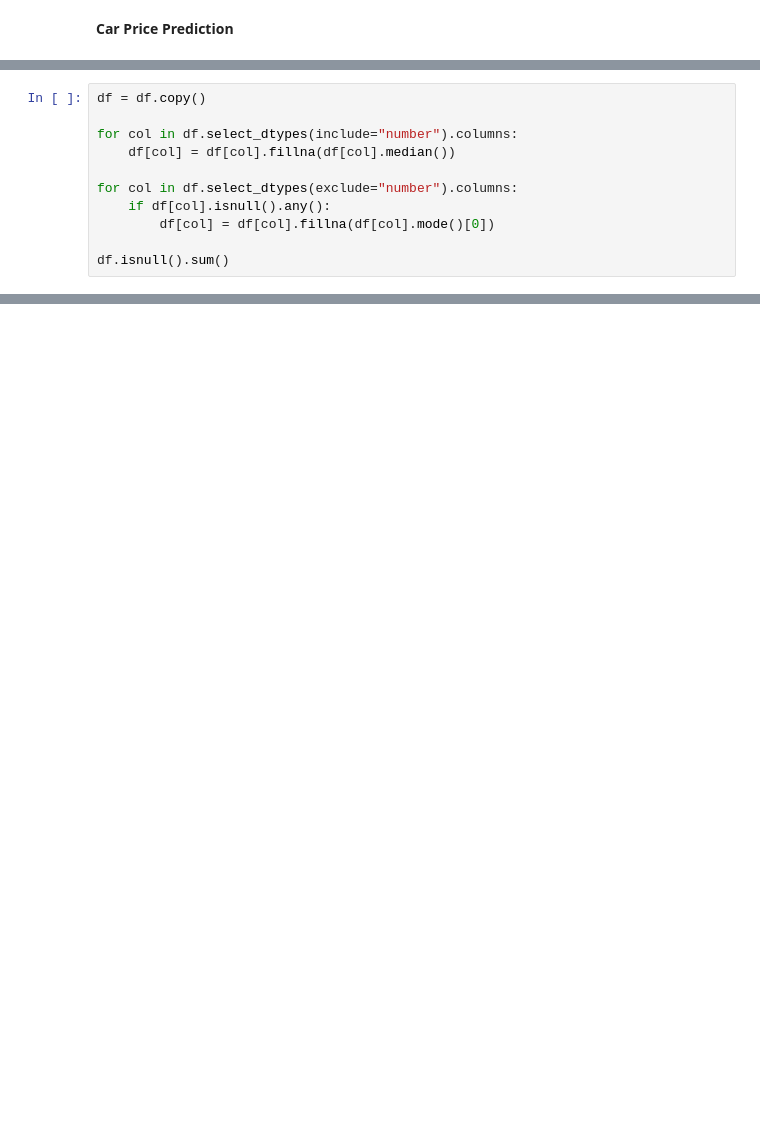
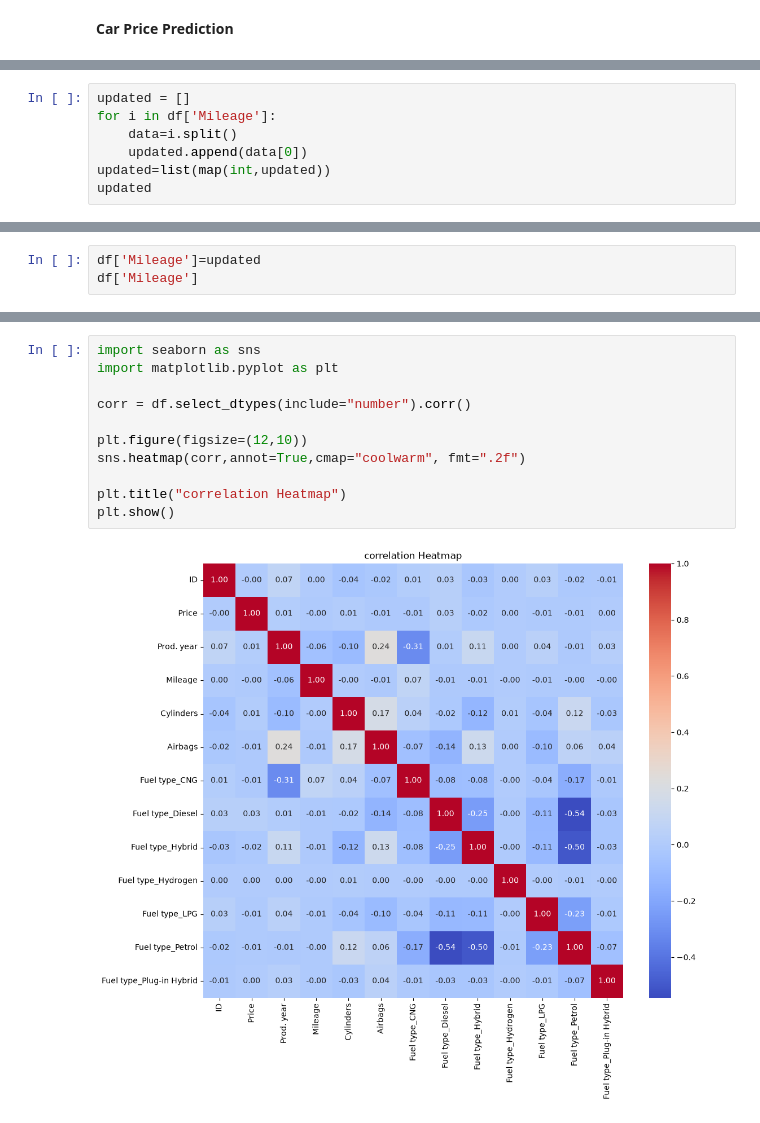
Before and after one commit to vaishu1076/Machine-Learning, a Jupyter notebook: Linear Regression/Logistic regression.ipynb/Feature Engineering/Imbalanced Data/Dicision Tree/Ensemble Methods.ipynb/Assignments/CAR-PROJECT/Car price prediction Project.ipynb, the cells around one changed output, grey strips where cells are left out. Saved outputs shown, nothing was run; the diff lists cells and outputs as text; blank space fills up the shorter version.

```diff
--- a/Linear Regression/Logistic regression.ipynb/Feature Engineering/Imbalanced Data/Dicision Tree/Ensemble Methods.ipynb/Assignments/CAR-PROJECT/Car price prediction Project.ipynb
+++ b/Linear Regression/Logistic regression.ipynb/Feature Engineering/Imbalanced Data/Dicision Tree/Ensemble Methods.ipynb/Assignments/CAR-PROJECT/Car price prediction Project.ipynb
@@ -72,11 +52,0 @@ dtype: int64
-# %%
-df = df.copy()
-
-for col in df.select_dtypes(include="number").columns:
-    df[col] = df[col].fillna(df[col].median())
-
-for col in df.select_dtypes(exclude="number").columns:
-    if df[col].isnull().any():
-        df[col] = df[col].fillna(df[col].mode()[0])
-
-df.isnull().sum()
@@ -118,0 +83,7 @@ KeyError: "None of [Index(['Fuel type'], dtype='str')] are in the [columns]"
+# %%
+updated = []
+for i in df['Mileage']:
+    data=i.split()
+    updated.append(data[0])
+updated=list(map(int,updated))
+updated
@@ -118,0 +108,3 @@ KeyError: "None of [Index(['Fuel type'], dtype='str')] are in the [columns]"
+# %%
+df['Mileage']=updated
+df['Mileage']
@@ -118,0 +163,13 @@ KeyError: "None of [Index(['Fuel type'], dtype='str')] are in the [columns]"
+# %%
+import seaborn as sns
+import matplotlib.pyplot as plt
+
+corr = df.select_dtypes(include="number").corr()
+
+plt.figure(figsize=(12,10))
+sns.heatmap(corr,annot=True,cmap="coolwarm", fmt=".2f")
+
+plt.title("correlation Heatmap")
+plt.show()
+# %% [output]
+[figure, added]
```
Also changed, not shown: parts of 37 cells of this notebook, 2 other files.
